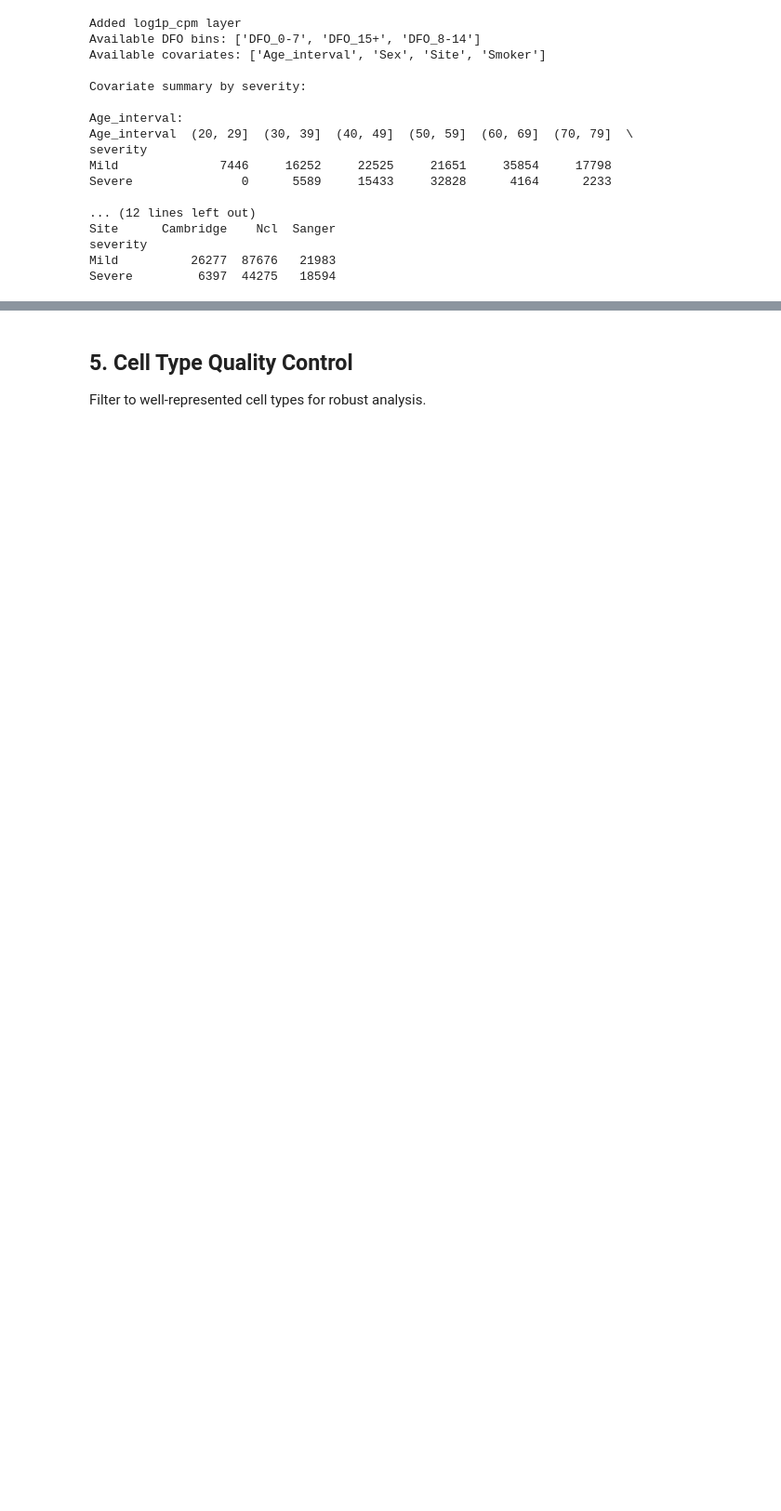
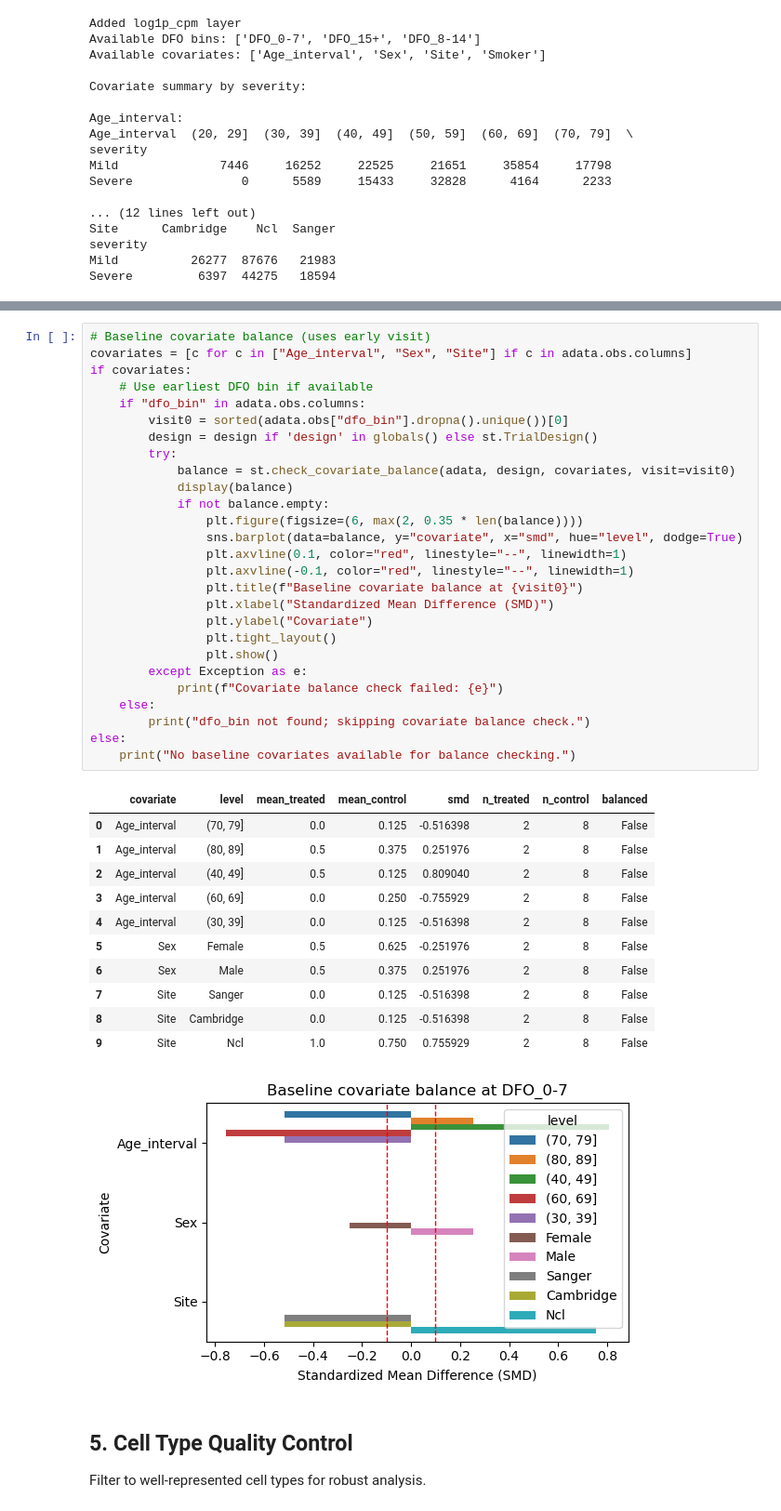
Before and after one commit to TheOmarLab/sctrial, a Jupyter notebook: docs/source/examples/example_covid19_stephenson.ipynb, the cells around one changed output, grey strips where cells are left out. Shown at 93% size. Drawn from its saved outputs; the diff is of its cells as text; blank space fills up the shorter version.

Commit message:
Add covariate balance diagnostics and fix DiD typing

```diff
--- a/docs/source/examples/example_covid19_stephenson.ipynb
+++ b/docs/source/examples/example_covid19_stephenson.ipynb
@@ -214,3 +218,43 @@ Severe         6397  44275   18594
+# %%
+# Baseline covariate balance (uses early visit)
+covariates = [c for c in ["Age_interval", "Sex", "Site"] if c in adata.obs.columns]
+if covariates:
+    # Use earliest DFO bin if available
+    if "dfo_bin" in adata.obs.columns:
+        visit0 = sorted(adata.obs["dfo_bin"].dropna().unique())[0]
+        design = design if 'design' in globals() else st.TrialDesign()
+        try:
+            balance = st.check_covariate_balance(adata, design, covariates, visit=visit0)
+            display(balance)
+            if not balance.empty:
+                plt.figure(figsize=(6, max(2, 0.35 * len(balance))))
+                sns.barplot(data=balance, y="covariate", x="smd", hue="level", dodge=True)
+                plt.axvline(0.1, color="red", linestyle="--", linewidth=1)
+                plt.axvline(-0.1, color="red", linestyle="--", linewidth=1)
+                plt.title(f"Baseline covariate balance at {visit0}")
+                plt.xlabel("Standardized Mean Difference (SMD)")
+                plt.ylabel("Covariate")
+                plt.tight_layout()
+                plt.show()
+        except Exception as e:
+            print(f"Covariate balance check failed: {e}")
+    else:
+        print("dfo_bin not found; skipping covariate balance check.")
+else:
+    print("No baseline covariates available for balance checking.")
+# %% [output]
+|  | covariate | level | mean_treated | mean_control | smd | n_treated | n_control | balanced |
+| 0 | Age_interval | (70, 79] | 0.0 | 0.125 | -0.516398 | 2 | 8 | False |
+| 1 | Age_interval | (80, 89] | 0.5 | 0.375 | 0.251976 | 2 | 8 | False |
+| 2 | Age_interval | (40, 49] | 0.5 | 0.125 | 0.809040 | 2 | 8 | False |
+| 3 | Age_interval | (60, 69] | 0.0 | 0.250 | -0.755929 | 2 | 8 | False |
+| 4 | Age_interval | (30, 39] | 0.0 | 0.125 | -0.516398 | 2 | 8 | False |
+| 5 | Sex | Female | 0.5 | 0.625 | -0.251976 | 2 | 8 | False |
+| 6 | Sex | Male | 0.5 | 0.375 | 0.251976 | 2 | 8 | False |
+| 7 | Site | Sanger | 0.0 | 0.125 | -0.516398 | 2 | 8 | False |
+| 8 | Site | Cambridge | 0.0 | 0.125 | -0.516398 | 2 | 8 | False |
+| 9 | Site | Ncl | 1.0 | 0.750 | 0.755929 | 2 | 8 | False |
+[figure, added]
 # %% [markdown]
 ## 5. Cell Type Quality Control
 
```
Also changed, not shown: parts of 1 cell of this notebook, 9 other files.
